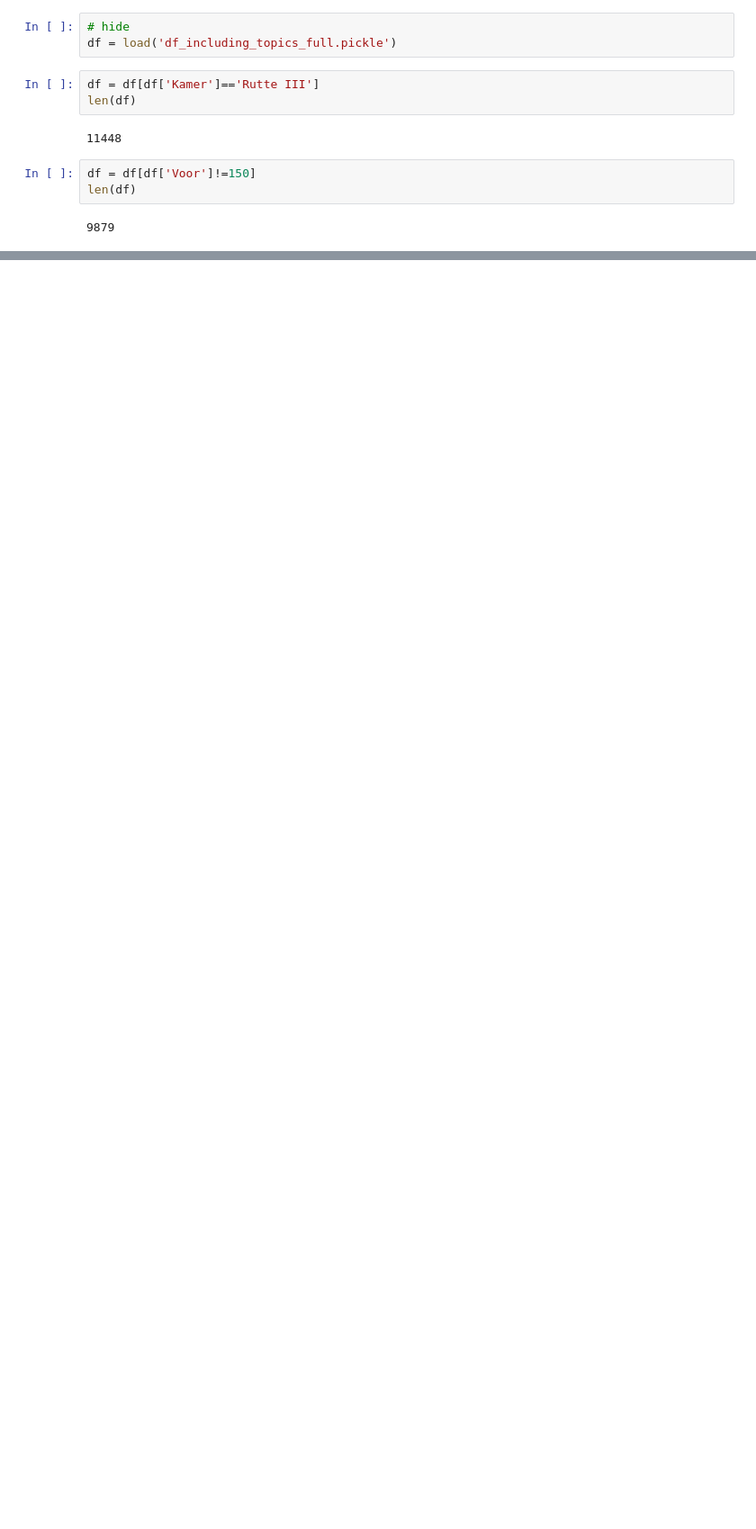
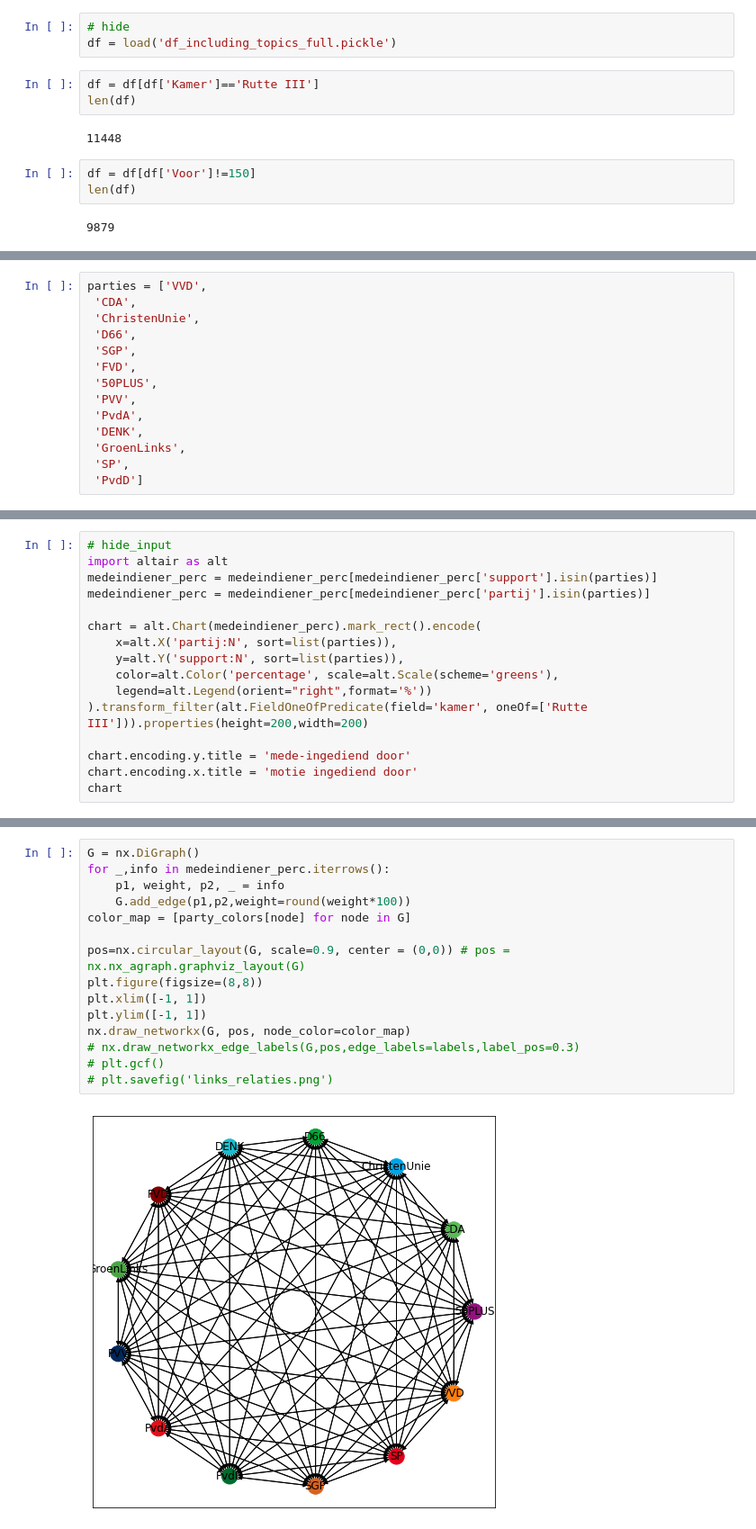
Before and after one commit to jvanelteren/kamermoties, a Jupyter notebook: 5_party-similarity.ipynb, the cells around one changed output, grey strips where cells are left out. Shown at 90% size. Drawn from its saved outputs; the diff is of its cells as text; blank space fills up the shorter version.

```diff
--- a/5_party-similarity.ipynb
+++ b/5_party-similarity.ipynb
@@ -114,0 +176,14 @@ Name: Topic, dtype: float64
+# %%
+parties = ['VVD',
+ 'CDA',
+ 'ChristenUnie',
+ 'D66',
+ 'SGP',
+ 'FVD',
+ '50PLUS',
+ 'PVV',
+ 'PvdA',
+ 'DENK',
+ 'GroenLinks',
+ 'SP',
+ 'PvdD']
@@ -114,0 +221,16 @@ Name: Topic, dtype: float64
+# %%
+# hide_input
+import altair as alt
+medeindiener_perc = medeindiener_perc[medeindiener_perc['support'].isin(parties)]
+medeindiener_perc = medeindiener_perc[medeindiener_perc['partij'].isin(parties)]
+
+chart = alt.Chart(medeindiener_perc).mark_rect().encode(
+    x=alt.X('partij:N', sort=list(parties)),
+    y=alt.Y('support:N', sort=list(parties)),
+    color=alt.Color('percentage', scale=alt.Scale(scheme='greens'),
+    legend=alt.Legend(orient="right",format='%'))
+).transform_filter(alt.FieldOneOfPredicate(field='kamer', oneOf=['Rutte III'])).properties(height=200,width=200)
+
+chart.encoding.y.title = 'mede-ingediend door'
+chart.encoding.x.title = 'motie ingediend door'
+chart
@@ -114,0 +239,17 @@ Name: Topic, dtype: float64
+# %%
+G = nx.DiGraph()
+for _,info in medeindiener_perc.iterrows():
+    p1, weight, p2, _ = info
+    G.add_edge(p1,p2,weight=round(weight*100))
+color_map = [party_colors[node] for node in G]
+
+pos=nx.circular_layout(G, scale=0.9, center = (0,0)) # pos = nx.nx_agraph.graphviz_layout(G)
+plt.figure(figsize=(8,8))
+plt.xlim([-1, 1])
+plt.ylim([-1, 1])
+nx.draw_networkx(G, pos, node_color=color_map)
+# nx.draw_networkx_edge_labels(G,pos,edge_labels=labels,label_pos=0.3)
+# plt.gcf()
+# plt.savefig('links_relaties.png')
+# %% [output]
+[figure, added]
```
Also changed, not shown: parts of 18 cells of this notebook, 3 other files.
